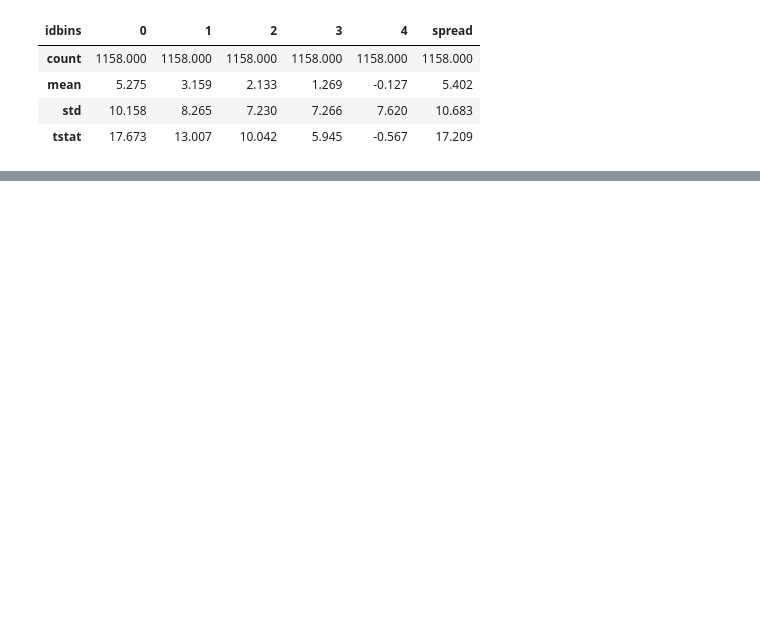
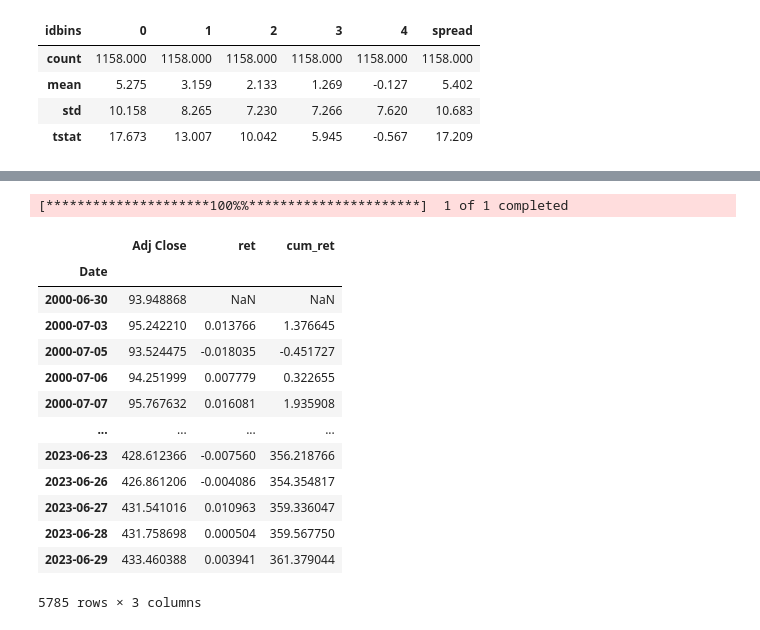
Before and after one commit to andrewhall1124/fip_momentum, a Jupyter notebook: replication.ipynb, the cells around one changed output, grey strips where cells are left out. Cells and saved outputs as stored; diff of their text form; code cells hidden in the pictures; blank space fills up the shorter version.

```diff
--- a/replication.ipynb
+++ b/replication.ipynb
@@ -260,0 +271,24 @@ Text(0.5, 1.0, 'Back Test')
+# %%
+start = spread.index.min()
+end = spread.index.max()
+benchmark = yf.download('SPY',start,end)
+benchmark = benchmark[['Adj Close']].copy()
+benchmark['ret'] = benchmark['Adj Close'].pct_change()
+benchmark['cum_ret'] = ((1 + benchmark['ret']).cumprod() - 1) * 100
+benchmark
+# %% [output]
+[*********************100%%**********************]  1 of 1 completed
+|  | Adj Close | ret | cum_ret |
+| Date |  |  |  |
+| 2000-06-30 | 93.948868 | NaN | NaN |
+| 2000-07-03 | 95.242210 | 0.013766 | 1.376645 |
+| 2000-07-05 | 93.524475 | -0.018035 | -0.451727 |
+| 2000-07-06 | 94.251999 | 0.007779 | 0.322655 |
+| 2000-07-07 | 95.767632 | 0.016081 | 1.935908 |
+| ... | ... | ... | ... |
+| 2023-06-23 | 428.612366 | -0.007560 | 356.218766 |
+| 2023-06-26 | 426.861206 | -0.004086 | 354.354817 |
+| 2023-06-27 | 431.541016 | 0.010963 | 359.336047 |
+| 2023-06-28 | 431.758698 | 0.000504 | 359.567750 |
+| 2023-06-29 | 433.460388 | 0.003941 | 361.379044 |
+5785 rows × 3 columns
```
Also changed, not shown: parts of 4 cells of this notebook, 1 other file.
